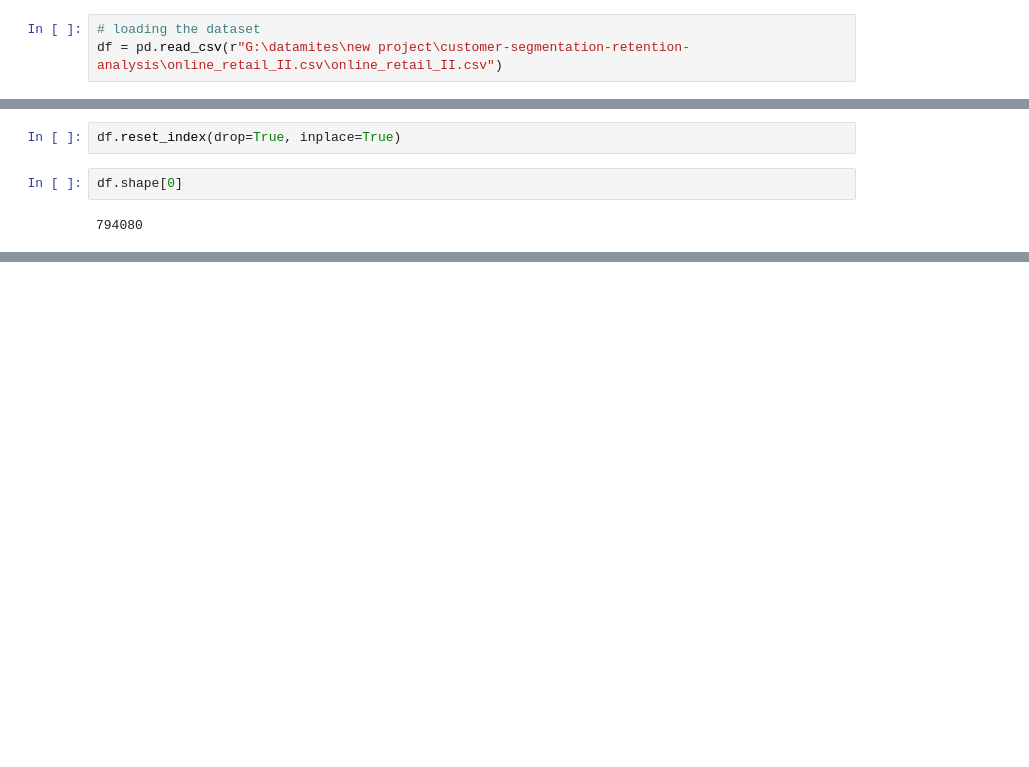
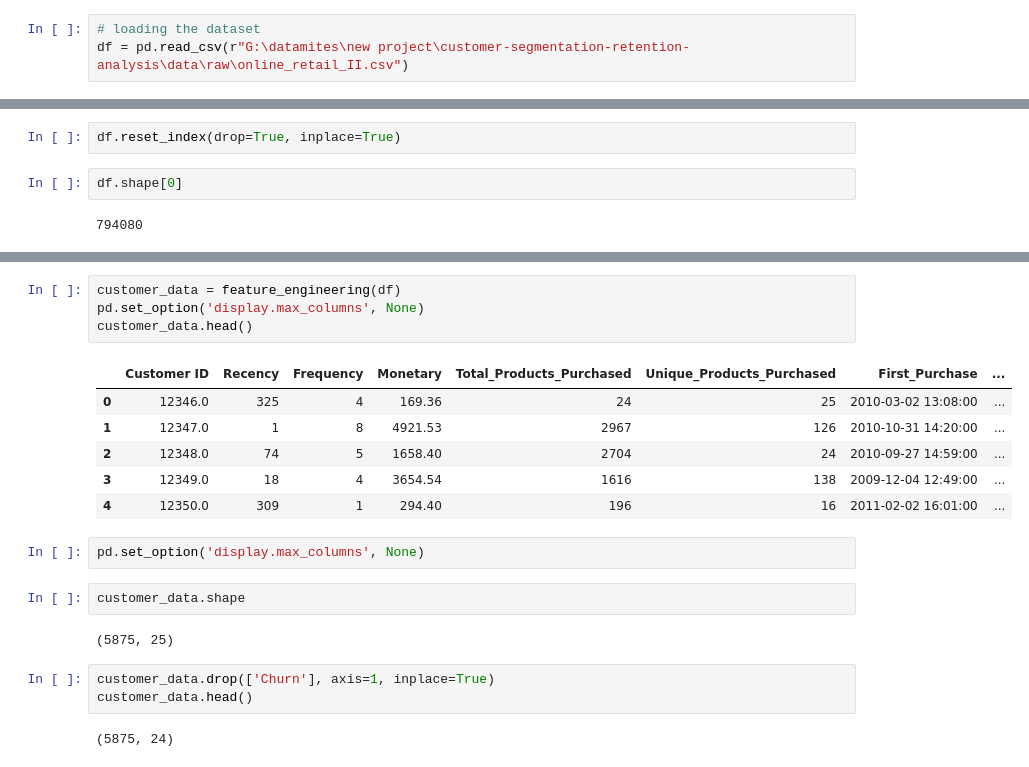
Before and after one commit to SahilLASKAR13/customer-segmentation-retention-analysis, a Jupyter notebook: notebook/CSRA.ipynb, the cells around one changed output, grey strips where cells are left out. Drawn from its saved outputs; the diff is of its cells as text; blank space fills up the shorter version.

Commit message:
data preprocessed and cleaned and saved

```diff
--- a/notebook/CSRA.ipynb
+++ b/notebook/CSRA.ipynb
@@ -6,7 +6,7 @@ import seaborn as sns
 import matplotlib.pyplot as plt
 # %%
 # loading the dataset
-df = pd.read_csv(r"G:\datamites\new project\customer-segmentation-retention-analysis\online_retail_II.csv\online_retail_II.csv")
+df = pd.read_csv(r"G:\datamites\new project\customer-segmentation-retention-analysis\data\raw\online_retail_II.csv")
 # %% [markdown]
 ## statistical summary
 # %%
@@ -809,0 +977,22 @@ df.shape[0]
+# %%
+customer_data = feature_engineering(df)
+pd.set_option('display.max_columns', None)
+customer_data.head()
+# %% [output]
+|  | Customer ID | Recency | Frequency | Monetary | Total_Products_Purchased | Unique_Products_Purchased | First_Purchase | ... |
+| 0 | 12346.0 | 325 | 4 | 169.36 | 24 | 25 | 2010-03-02 13:08:00 | ... |
+| 1 | 12347.0 | 1 | 8 | 4921.53 | 2967 | 126 | 2010-10-31 14:20:00 | ... |
+| 2 | 12348.0 | 74 | 5 | 1658.40 | 2704 | 24 | 2010-09-27 14:59:00 | ... |
+| 3 | 12349.0 | 18 | 4 | 3654.54 | 1616 | 138 | 2009-12-04 12:49:00 | ... |
+| 4 | 12350.0 | 309 | 1 | 294.40 | 196 | 16 | 2011-02-02 16:01:00 | ... |
+# %%
+pd.set_option('display.max_columns', None)
+# %%
+customer_data.shape
+# %% [output]
+(5875, 25)
+# %%
+customer_data.drop(['Churn'], axis=1, inplace=True)
+customer_data.head()
+# %% [output]
+(5875, 24)
```
Also changed, not shown: parts of 7 cells of this notebook, 3 other files.
